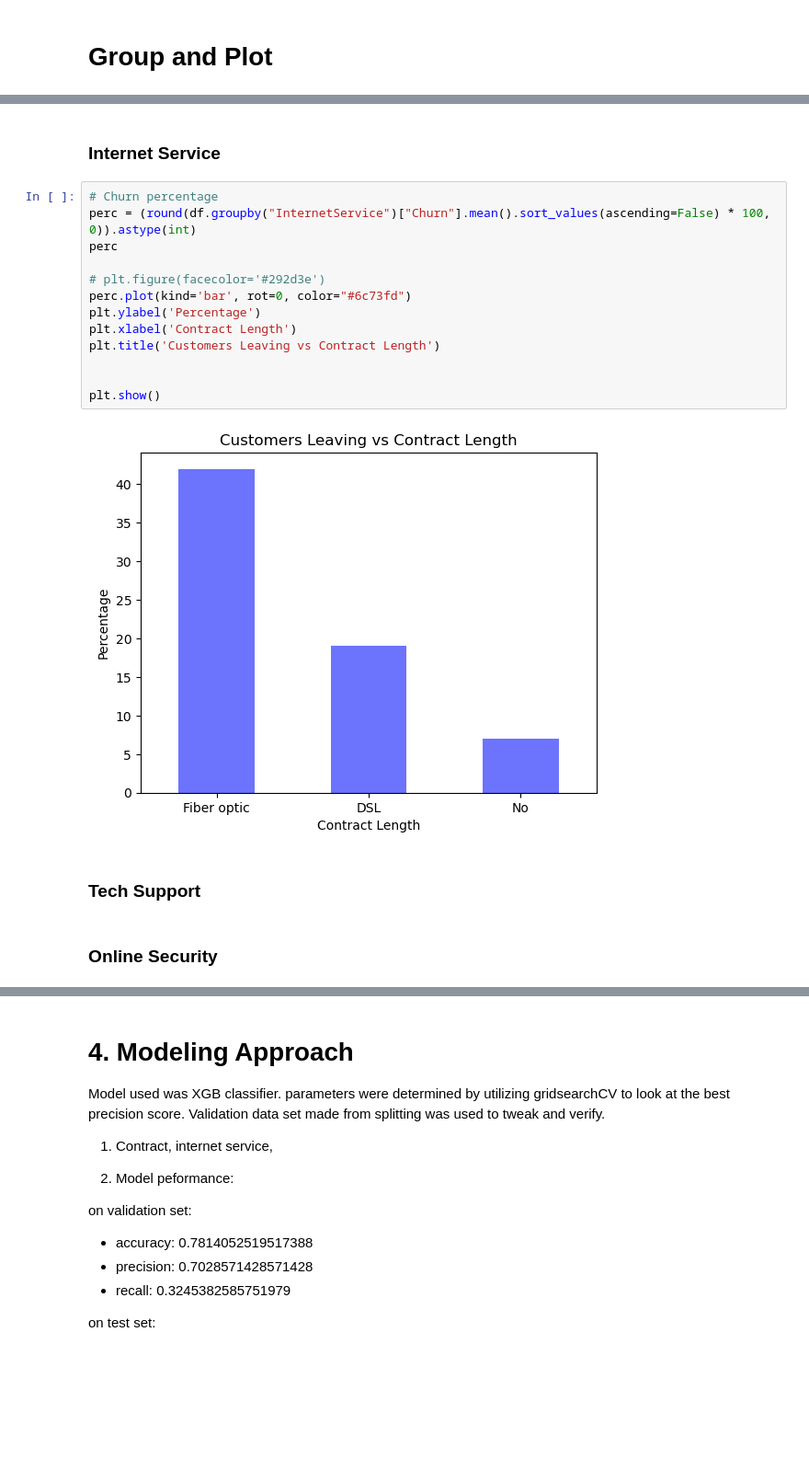
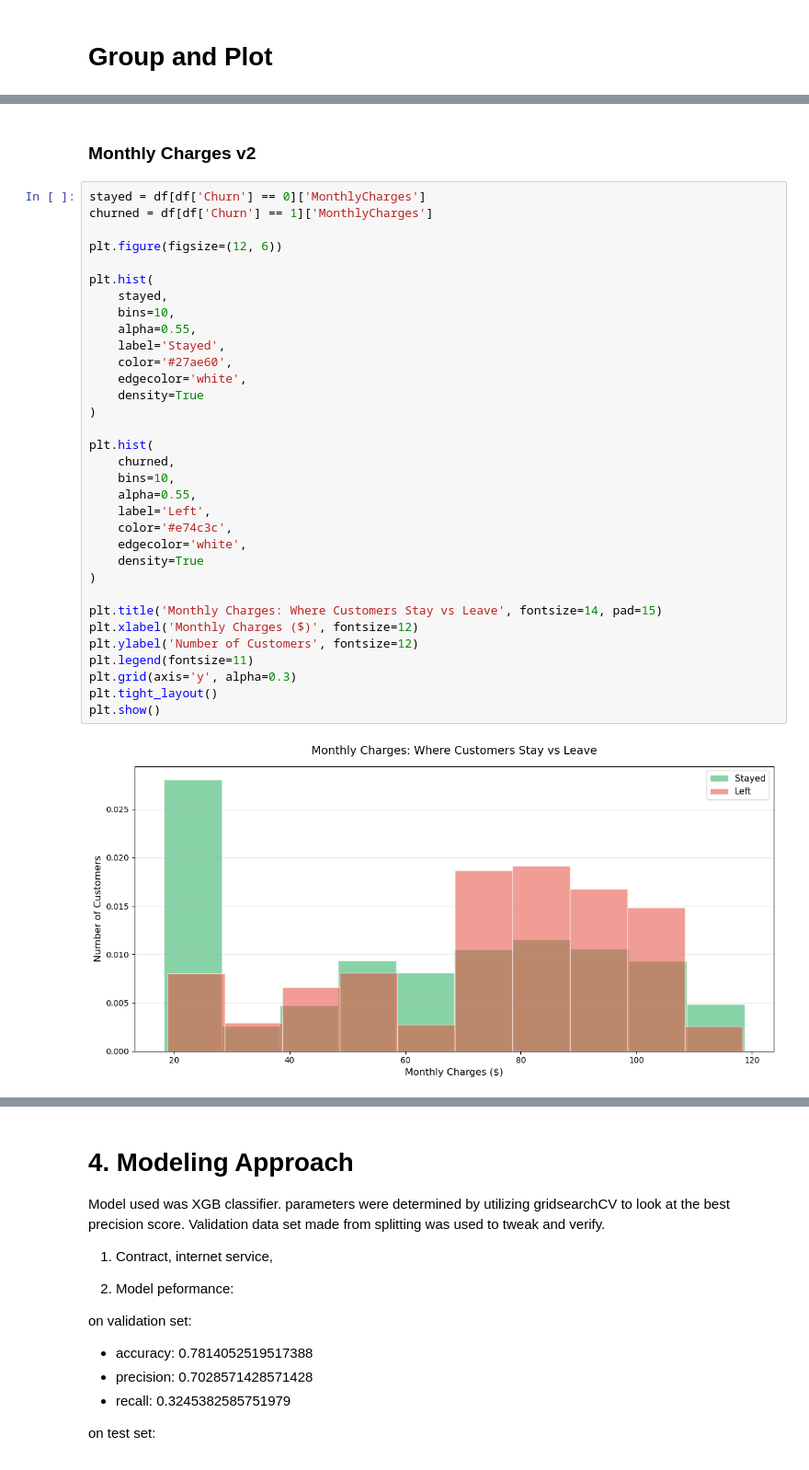
Before and after one commit to kurathemonster/classification_casestudy, a Jupyter notebook: classification.ipynb, the cells around one changed output, grey strips where cells are left out. Shown at 92% size. Saved outputs shown, nothing was run; the diff lists cells and outputs as text; blank space fills up the shorter version.

```diff
--- a/classification.ipynb
+++ b/classification.ipynb
@@ -328,21 +366,37 @@ plt.show()
-# %% [markdown]
-### Internet Service
-# %%
-# Churn percentage
-perc = (round(df.groupby("InternetService")["Churn"].mean().sort_values(ascending=False) * 100, 0)).astype(int)
-perc
-
-# plt.figure(facecolor='#292d3e')
-perc.plot(kind='bar', rot=0, color="#6c73fd")
-plt.ylabel('Percentage')
-plt.xlabel('Contract Length')
-plt.title('Customers Leaving vs Contract Length')
-
-
-plt.show()
-# %% [output]
-[figure, removed]
-# %% [markdown]
-### Tech Support
-# %% [markdown]
-### Online Security
+# %% [markdown]
+### Monthly Charges v2
+# %%
+stayed = df[df['Churn'] == 0]['MonthlyCharges']
+churned = df[df['Churn'] == 1]['MonthlyCharges']
+
+plt.figure(figsize=(12, 6))
+
+plt.hist(
+    stayed,
+    bins=10,
+    alpha=0.55,
+    label='Stayed',
+    color='#27ae60',
+    edgecolor='white',
+    density=True
+)
+
+plt.hist(
+    churned,
+    bins=10,
+    alpha=0.55,
+    label='Left',
+    color='#e74c3c',
+    edgecolor='white',
+    density=True
+)
+
+plt.title('Monthly Charges: Where Customers Stay vs Leave', fontsize=14, pad=15)
+plt.xlabel('Monthly Charges ($)', fontsize=12)
+plt.ylabel('Number of Customers', fontsize=12)
+plt.legend(fontsize=11)
+plt.grid(axis='y', alpha=0.3)
+plt.tight_layout()
+plt.show()
+# %% [output]
+[figure, added]
```
Also changed, not shown: parts of 15 cells of this notebook.
